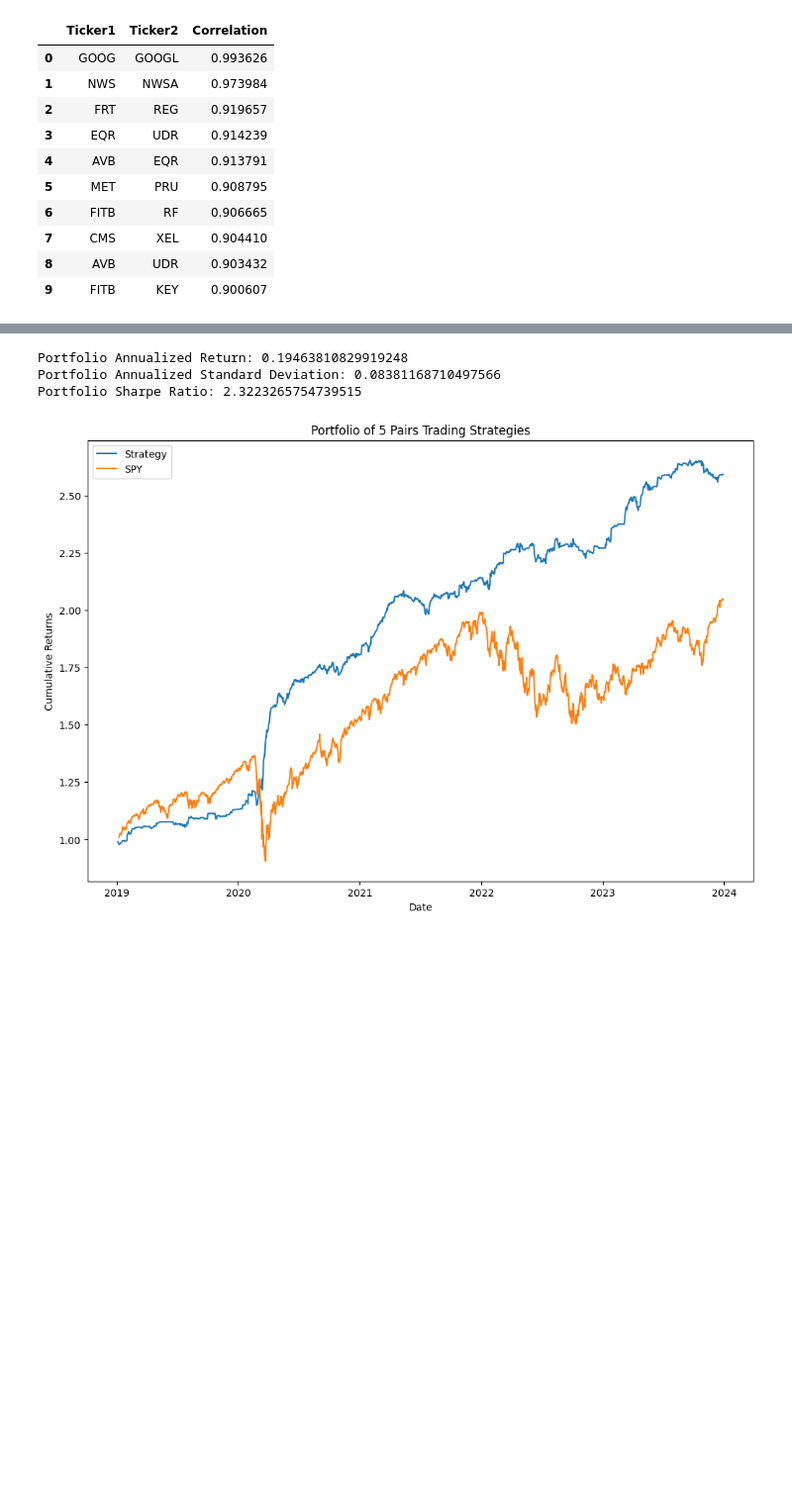
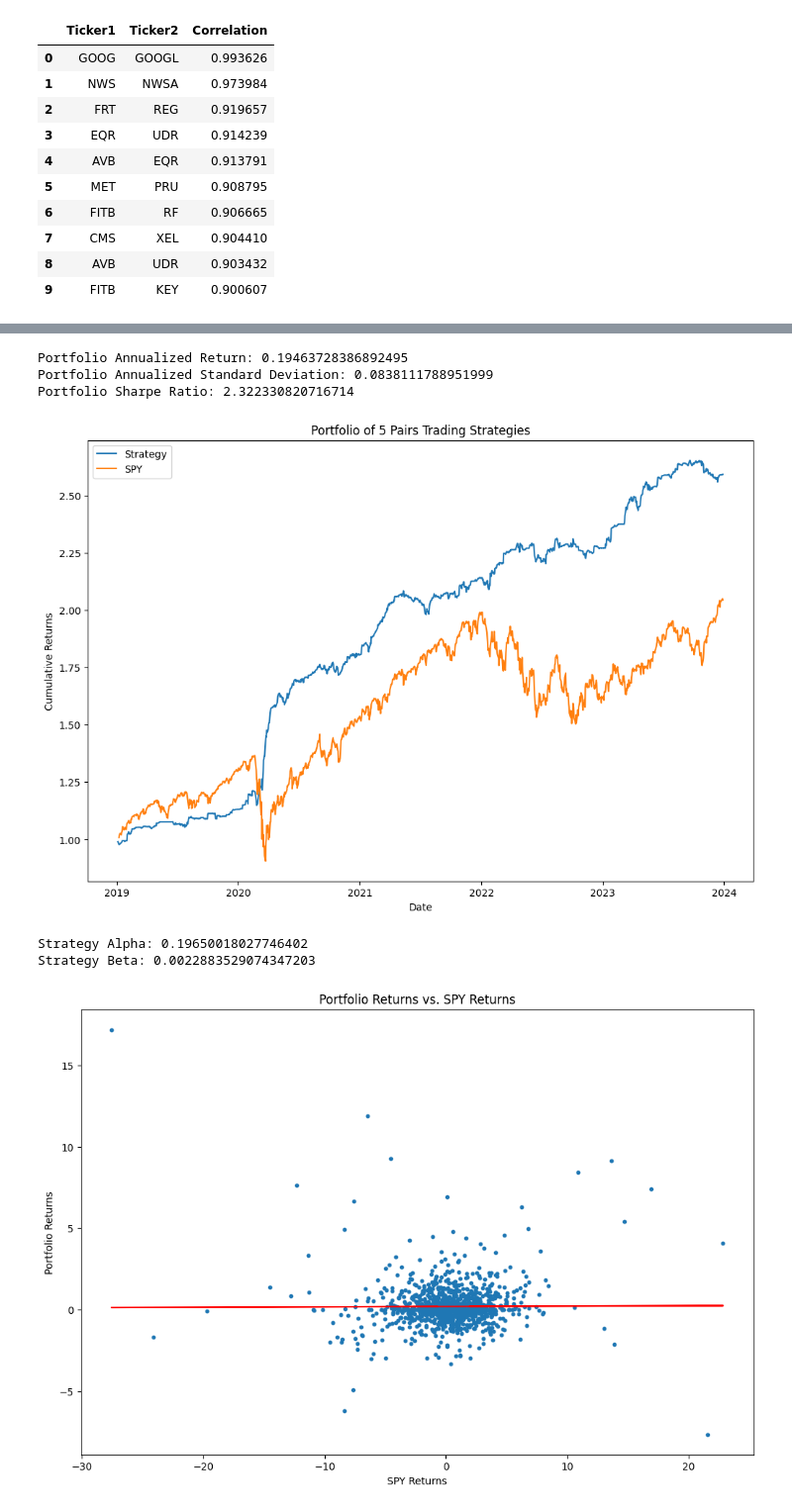
Before and after one commit to jbmitchell02/fin-eng-proj, a Jupyter notebook: pairs_strat.ipynb, the cells around one changed output, grey strips where cells are left out. Shown: that part at 99% size. Drawn from its saved outputs; the diff is of its cells as text; code cells hidden in the pictures; blank space fills up the shorter version.

```diff
--- a/pairs_strat.ipynb
+++ b/pairs_strat.ipynb
@@ -234,11 +249,11 @@ def optimize_portfolio(daily_returns, target_return):
 
 target_returns = 0.2
 portfolio_returns = np.array([])
-for i in range(252, len(top_strats)):
-    daily_returns = top_strats.iloc[:i]
+for i in range(252, len(top_strats_ret)):
+    daily_returns = top_strats_ret.iloc[:i]
     weights = optimize_portfolio(daily_returns, target_returns)
-    portfolio_returns = np.append(portfolio_returns, np.dot(weights, top_strats.iloc[i]))
-portfolio_returns = pd.Series(portfolio_returns, index=top_strats.iloc[252:].index)
+    portfolio_returns = np.append(portfolio_returns, np.dot(weights, top_strats_ret.iloc[i]))
+portfolio_returns = pd.Series(portfolio_returns, index=top_strats_ret.iloc[252:].index)
 
 # Strategy performance
 port_mean = portfolio_returns.mean()*252
@@ -259,7 +274,22 @@ plt.title('Portfolio of 5 Pairs Trading Strategies')
 plt.legend()
 plt.show()
 # %% [output]
-Portfolio Annualized Return: 0.19463810829919248
-Portfolio Annualized Standard Deviation: 0.08381168710497566
-Portfolio Sharpe Ratio: 2.3223265754739515
+Portfolio Annualized Return: 0.19463728386892495
+Portfolio Annualized Standard Deviation: 0.0838111788951999
+Portfolio Sharpe Ratio: 2.322330820716714
 [figure]
+# %%
+model = sm.OLS(portfolio_returns[1:]*252, sm.add_constant(spy*252)).fit()
+print('Strategy Alpha:', model.params.iloc[0])
+print('Strategy Beta:', model.params.iloc[1])
+plt.figure(figsize=(12, 8))
+plt.scatter(spy*252, portfolio_returns[1:]*252, s=10)
+plt.plot(spy*252, model.params.iloc[0] + model.params.iloc[1]*spy*252, color='red', label='OLS Regression')
+plt.xlabel('SPY Returns')
+plt.ylabel('Portfolio Returns')
+plt.title('Portfolio Returns vs. SPY Returns')
+plt.show()
+# %% [output]
+Strategy Alpha: 0.19650018027746402
+Strategy Beta: 0.0022883529074347203
+[figure, added]
```
Also changed, not shown: parts of 6 cells of this notebook.
